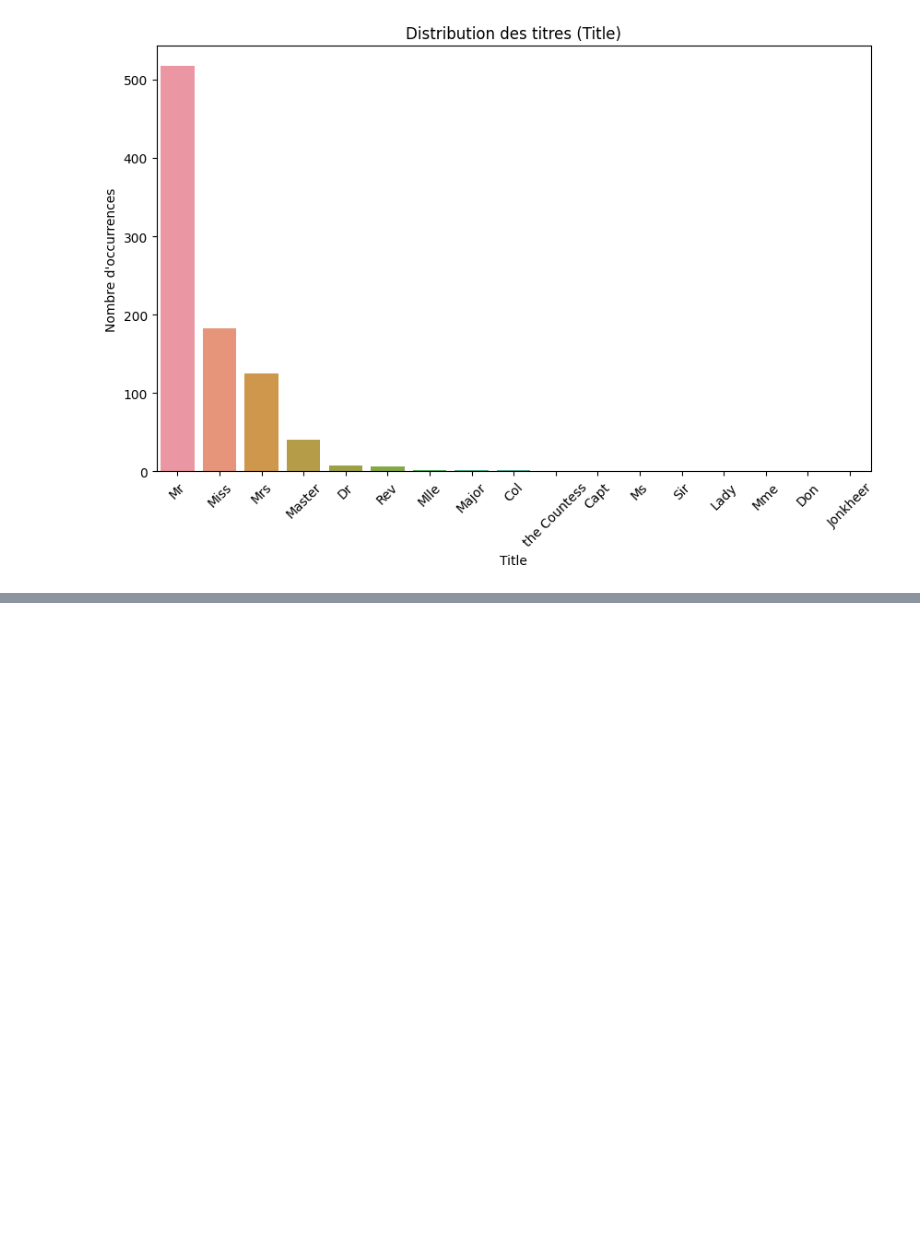
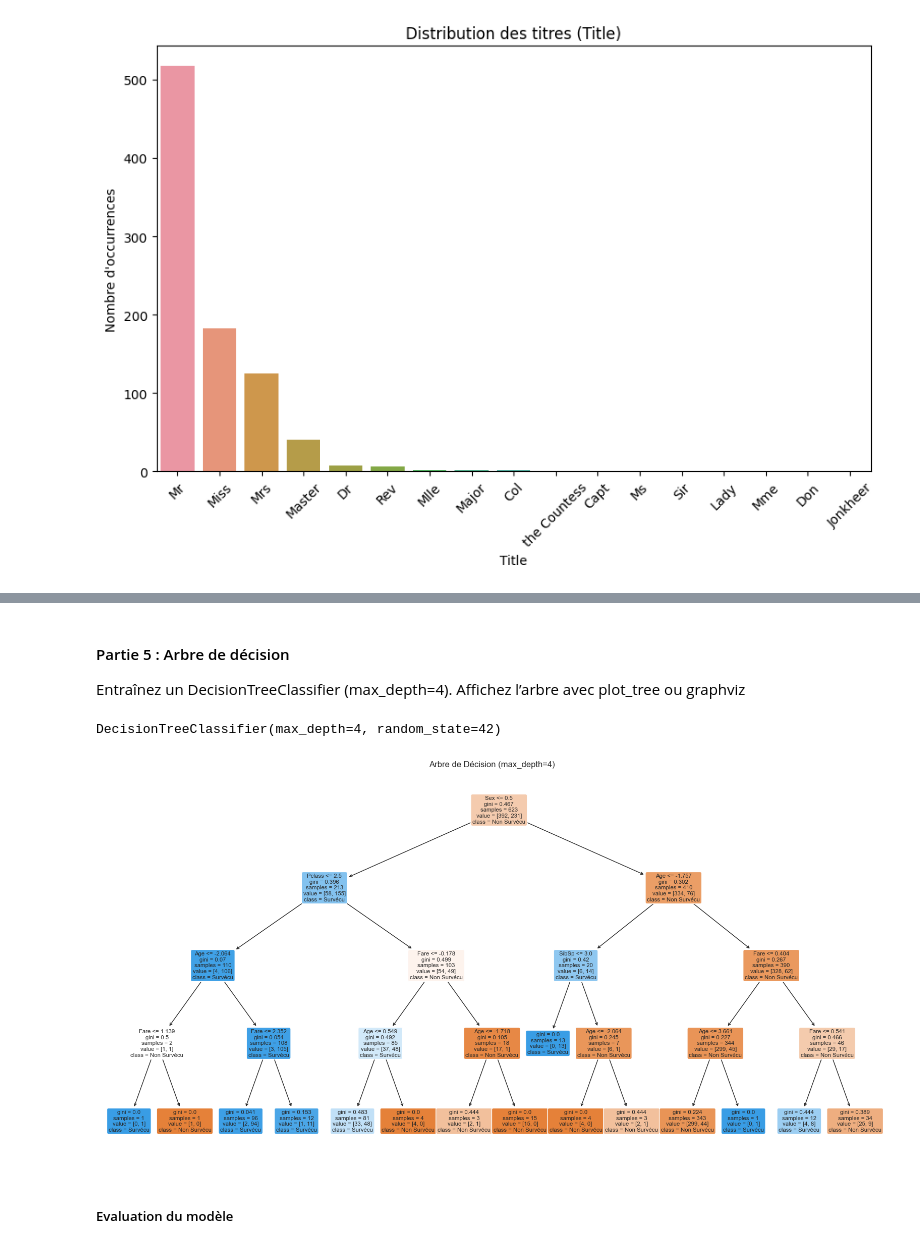
Before and after one commit to lauraophelie/classification-titanic-tp, a Jupyter notebook: TP_Classification_Titanic.ipynb, the cells around one changed output, grey strips where cells are left out. Cells and saved outputs as stored; diff of their text form; code cells hidden in the pictures; blank space fills up the shorter version.

Commit message:
modèles

```diff
--- a/TP_Classification_Titanic.ipynb
+++ b/TP_Classification_Titanic.ipynb
@@ -146,0 +287,7 @@ plt.show()
+# %%
+y = data['Survived']
+X = data.drop(columns=['Survived'])
+
+X_train, X_test, y_train, y_test = train_test_split(
+    X, y, test_size=0.3, random_state=42
+)
@@ -146,0 +351,4 @@ plt.show()
+# %% [markdown]
+#### Partie 5 : Arbre de décision
+Entraînez un DecisionTreeClassifier (max_depth=4). Affichez l’arbre avec plot_tree ou
+graphviz
@@ -146,0 +357,18 @@ plt.show()
+# %%
+clf = DecisionTreeClassifier(max_depth=4, random_state=42)
+clf.fit(X_train, y_train)
+# %% [output]
+DecisionTreeClassifier(max_depth=4, random_state=42)
+# %%
+plt.figure(figsize=(20, 10))
+plot_tree(clf,
+          feature_names=X_train.columns,
+          class_names=["Non Survécu", "Survécu"],
+          filled=True,
+          rounded=True)
+plt.title("Arbre de Décision (max_depth=4)")
+plt.show()
+# %% [output]
+[figure, added]
+# %% [markdown]
+##### Evaluation du modèle
```
Also changed, not shown: parts of 53 cells of this notebook, 2 other files.
